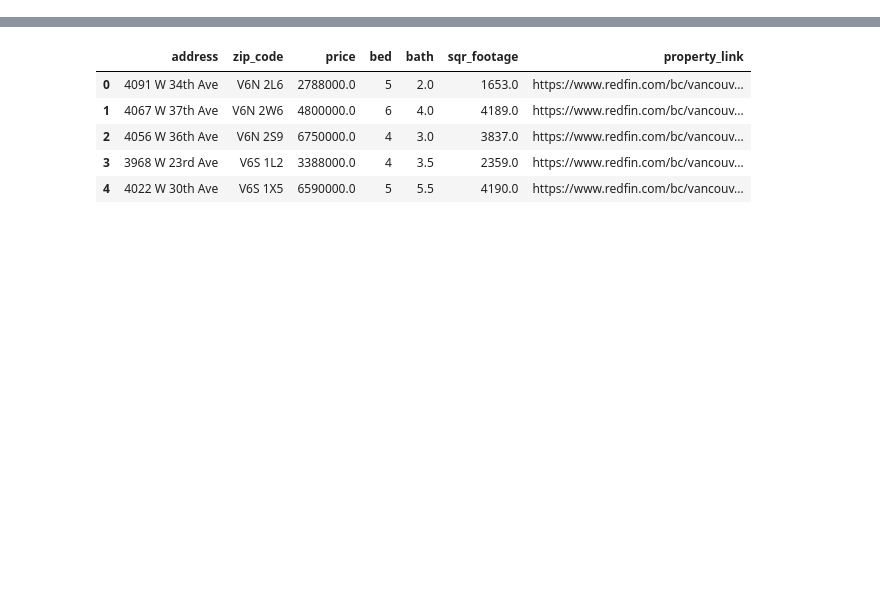
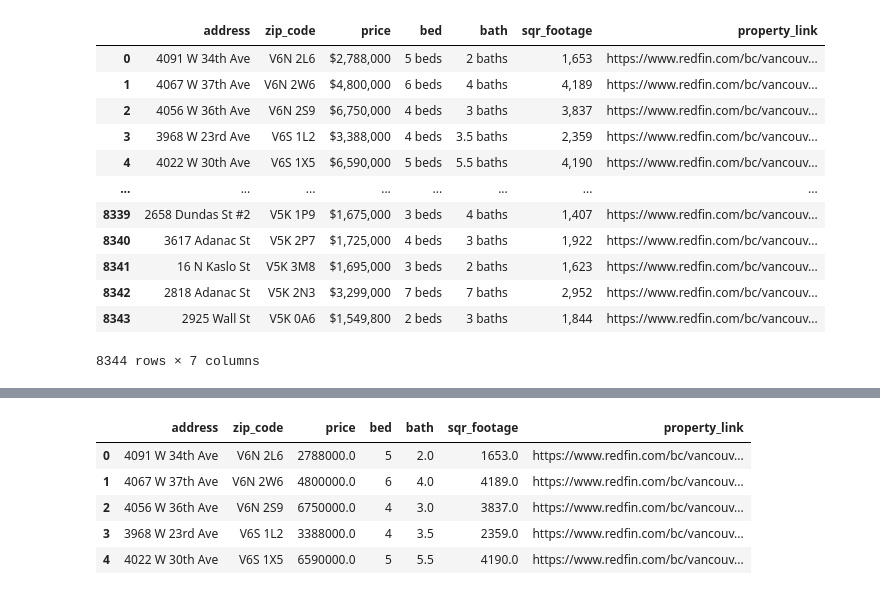
Before and after one commit to chrisgqy/Redfin_RealEstate_ETL, a Jupyter notebook: notebook/transformation.ipynb, the cells around one changed output, grey strips where cells are left out. Drawn from its saved outputs; the diff is of its cells as text; code cells hidden in the pictures; blank space fills up the shorter version.

```diff
--- a/notebook/transformation.ipynb
+++ b/notebook/transformation.ipynb
@@ -11,0 +10,16 @@ df = df.drop_duplicates()
+# %%
+df1
+# %% [output]
+|  | address | zip_code | price | bed | bath | sqr_footage | property_link |
+| 0 | 4091 W 34th Ave | V6N 2L6 | $2,788,000 | 5 beds | 2 baths | 1,653 | https://www.redfin.com/bc/vancouv... |
+| 1 | 4067 W 37th Ave | V6N 2W6 | $4,800,000 | 6 beds | 4 baths | 4,189 | https://www.redfin.com/bc/vancouv... |
+| 2 | 4056 W 36th Ave | V6N 2S9 | $6,750,000 | 4 beds | 3 baths | 3,837 | https://www.redfin.com/bc/vancouv... |
+| 3 | 3968 W 23rd Ave | V6S 1L2 | $3,388,000 | 4 beds | 3.5 baths | 2,359 | https://www.redfin.com/bc/vancouv... |
+| 4 | 4022 W 30th Ave | V6S 1X5 | $6,590,000 | 5 beds | 5.5 baths | 4,190 | https://www.redfin.com/bc/vancouv... |
+| ... | ... | ... | ... | ... | ... | ... | ... |
+| 8339 | 2658 Dundas St #2 | V5K 1P9 | $1,675,000 | 3 beds | 4 baths | 1,407 | https://www.redfin.com/bc/vancouv... |
+| 8340 | 3617 Adanac St | V5K 2P7 | $1,725,000 | 4 beds | 3 baths | 1,922 | https://www.redfin.com/bc/vancouv... |
+| 8341 | 16 N Kaslo St | V5K 3M8 | $1,695,000 | 3 beds | 2 baths | 1,623 | https://www.redfin.com/bc/vancouv... |
+| 8342 | 2818 Adanac St | V5K 2N3 | $3,299,000 | 7 beds | 7 baths | 2,952 | https://www.redfin.com/bc/vancouv... |
+| 8343 | 2925 Wall St | V5K 0A6 | $1,549,800 | 2 beds | 3 baths | 1,844 | https://www.redfin.com/bc/vancouv... |
+8344 rows × 7 columns
```
Also changed, not shown: parts of 6 cells of this notebook.
